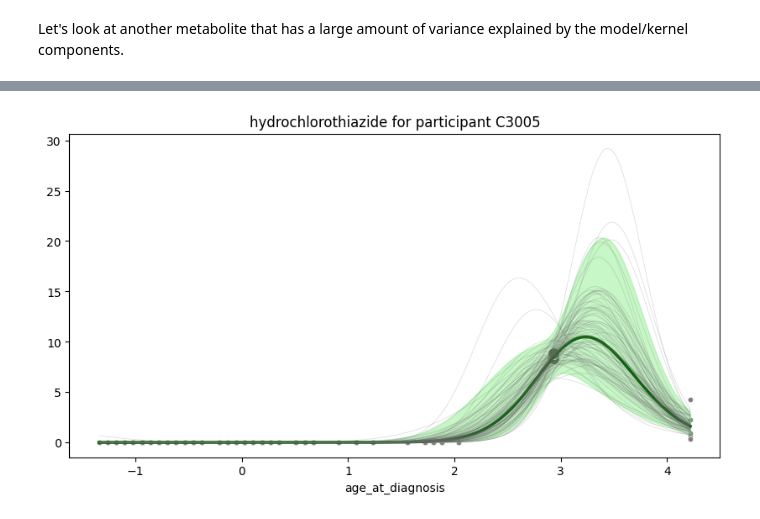
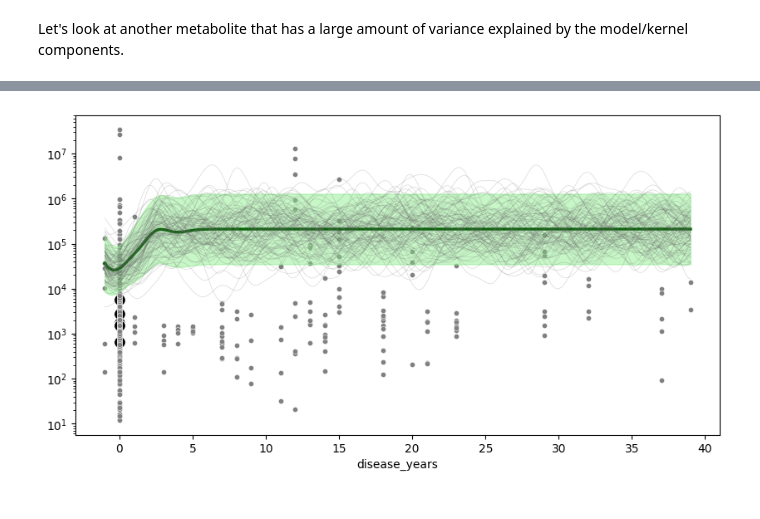
Before and after one commit to omicsEye/waveome, a Jupyter notebook: examples/iHMP/ihmp_waveome.ipynb, the cells around one changed output, grey strips where cells are left out. Drawn from its saved outputs; the diff is of its cells as text; code cells hidden in the pictures.

```diff
--- a/examples/iHMP/ihmp_waveome.ipynb
+++ b/examples/iHMP/ihmp_waveome.ipynb
@@ -117,7 +117,7 @@ mtd_sub = (
     .assign(study_days = lambda x: (
         pd.to_datetime(x['date_of_receipt'])
         - pd.to_datetime(x['date_of_receipt']).min()
-        ).dt.days#.astype('timedelta64[D]')
+        ).dt.days.astype("float") #('timedelta64[D]')
     )
     .assign(age = lambda x: x['consent_age'] + (x['study_days']/365.))
     .assign(general_wellbeing = lambda x: x['General wellbeing'].combine_first(x['General well being over the past 24 hours']))
@@ -158,0 +155,15 @@ with open("./output/ihmp_waveome_output.pickle", "rb") as f:
+# %%
+from waveome.model_search import GPSearch
+
+gps = GPSearch(
+    X=mtd_sub[mtd_sub.isna().sum(axis=1) == 0],
+    Y=mbx[mtd_sub.isna().sum(axis=1) == 0], #.iloc[:, 550:],
+    unit_col="participant_id",
+    categorical_vars=["site_name", "diagnosis", "hispanic", "race", "sex", "general_wellbeing", "active_disease"],
+    outcome_likelihood="negativebinomial",
+    Y_transform=None, #"scale"
+    standardize_X=False
+)
+
+# P=200 -> time=47min
+# P=300 -> time=38min
@@ -240,15 +256,15 @@ plt.show()
 # %%
 # Plot the GP for a given unit/individual id
-unit_index = 4
 gps.plot_marginal(
-    out_label=compound_tag2,
-    x_axis_label="age_at_diagnosis",
-    unit_label=unit_index
+    out_label="C8p_QI36",
+    x_axis_label="disease_years",
+    unit_label=73
 )
-plt.title(
-    mbx_lookup.query(f"Compound == '{compound_tag2}'")["Metabolite"].values[0]
-    + f" for participant {gps.categorical_dict['participant_id'][1][unit_index]}"
-)
+# plt.title(
+#     mbx_lookup.query(f"Compound == '{compound_tag2}'")["Metabolite"].values[0]
+#     + f" for participant {gps.categorical_dict['participant_id'][1][unit_index]}"
+# )
+plt.yscale("log")
 plt.show()
 # %% [output]
-[figure, old version]
+[figure, new version]
```
Also changed, not shown: parts of 13 cells of this notebook, 8 other files.
